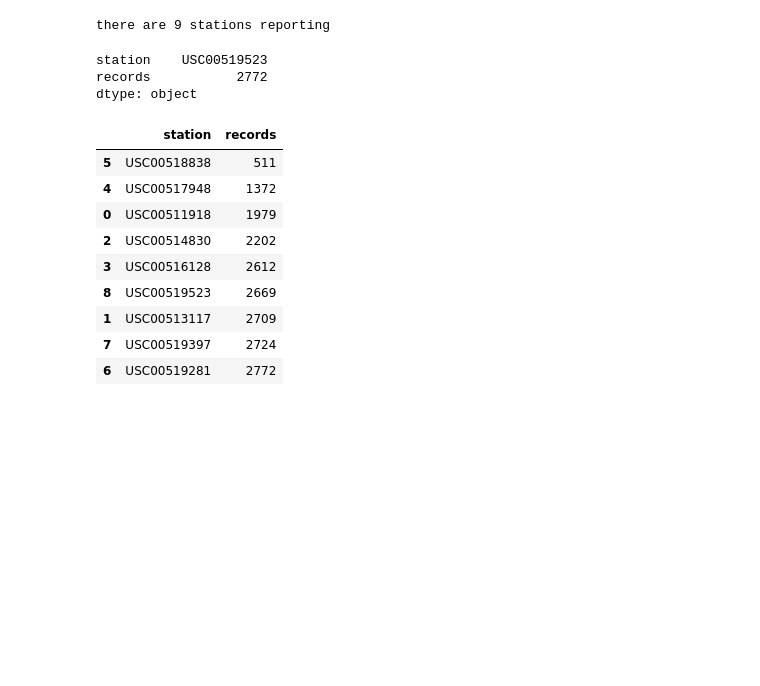
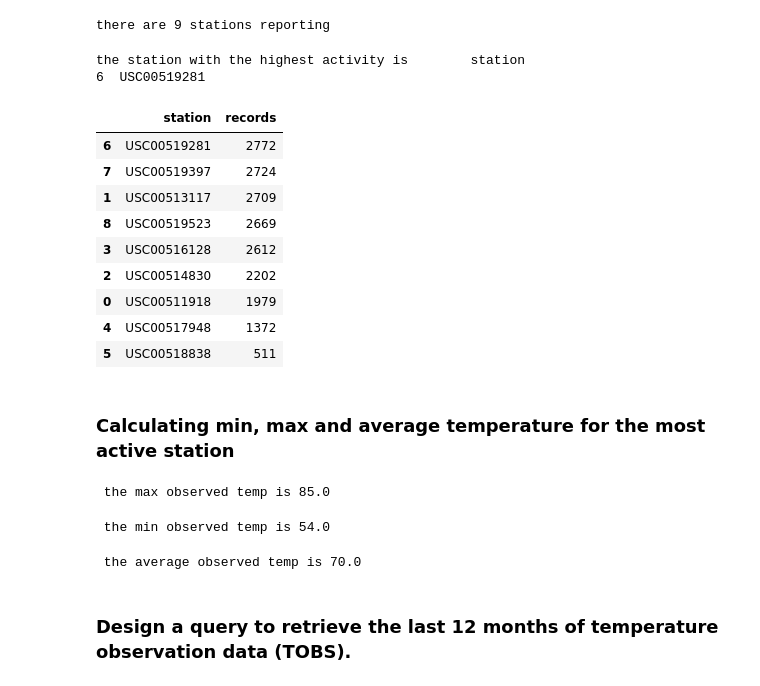
Before and after one commit to osie78/sqlalchemy-challenge, a Jupyter notebook: Untitled.ipynb, the cells around one changed output. Cells and saved outputs as stored; diff of their text form; code cells hidden in the pictures; blank space fills up the shorter version.

```diff
--- a/Untitled.ipynb
+++ b/Untitled.ipynb
@@ -150,21 +152,45 @@ there are 9 stations reporting
 count_per_station=session.query(Measurement.station, func.count(Measurement.station)).group_by(Measurement.station).all()
 count_per_station_df=pd.DataFrame.from_records(count_per_station, columns=['station', 'records'])
 
-count_per_station_df.max()
+max_records=count_per_station_df['records'].max()
+#max_records
+
+max_act=count_per_station_df.loc[count_per_station_df['records'] == 2772]
+max_act_station=max_act[['station']]
+print(f'the station with the highest activity is {max_act_station}')
 # %% [output]
-station    USC00519523
-records           2772
-dtype: object
+the station with the highest activity is        station
+6  USC00519281
 # %%
-count_per_station_df.sort_values(by=['records'])
+count_per_station_df.sort_values(by=['records'], ascending=False)
 # %% [output]
 |  | station | records |
+| 6 | USC00519281 | 2772 |
+| 7 | USC00519397 | 2724 |
+| 1 | USC00513117 | 2709 |
+| 8 | USC00519523 | 2669 |
+| 3 | USC00516128 | 2612 |
+| 2 | USC00514830 | 2202 |
+| 0 | USC00511918 | 1979 |
+| 4 | USC00517948 | 1372 |
 | 5 | USC00518838 | 511 |
-| 4 | USC00517948 | 1372 |
-| 0 | USC00511918 | 1979 |
-| 2 | USC00514830 | 2202 |
-| 3 | USC00516128 | 2612 |
-| 8 | USC00519523 | 2669 |
-| 1 | USC00513117 | 2709 |
-| 7 | USC00519397 | 2724 |
-| 6 | USC00519281 | 2772 |
+# %% [markdown]
+### Calculating min, max and average temperature for the most active station
+# %%
+q_temp_max=session.query(Measurement.tobs,func.max(Measurement.tobs)).filter_by(station='USC00519281').all()
+
+print(f' the max observed temp is {q_temp_max[0][0]}')
+# %% [output]
+ the max observed temp is 85.0
+# %%
+q_temp_min=session.query(Measurement.tobs,func.min(Measurement.tobs)).filter_by(station='USC00519281').all()
+print(f' the min observed temp is {q_temp_min[0][0]}')
+# %% [output]
+ the min observed temp is 54.0
+# %%
+q_temp_avg=session.query(Measurement.tobs,func.avg(Measurement.tobs)).filter_by(station='USC00519281').all()
+print(f' the average observed temp is {q_temp_avg[0][0]}')
+# %% [output]
+ the average observed temp is 70.0
+# %% [markdown]
+### Design a query to retrieve the last 12 months of temperature observation data (TOBS).
```
Also changed, not shown: parts of 9 cells of this notebook.
